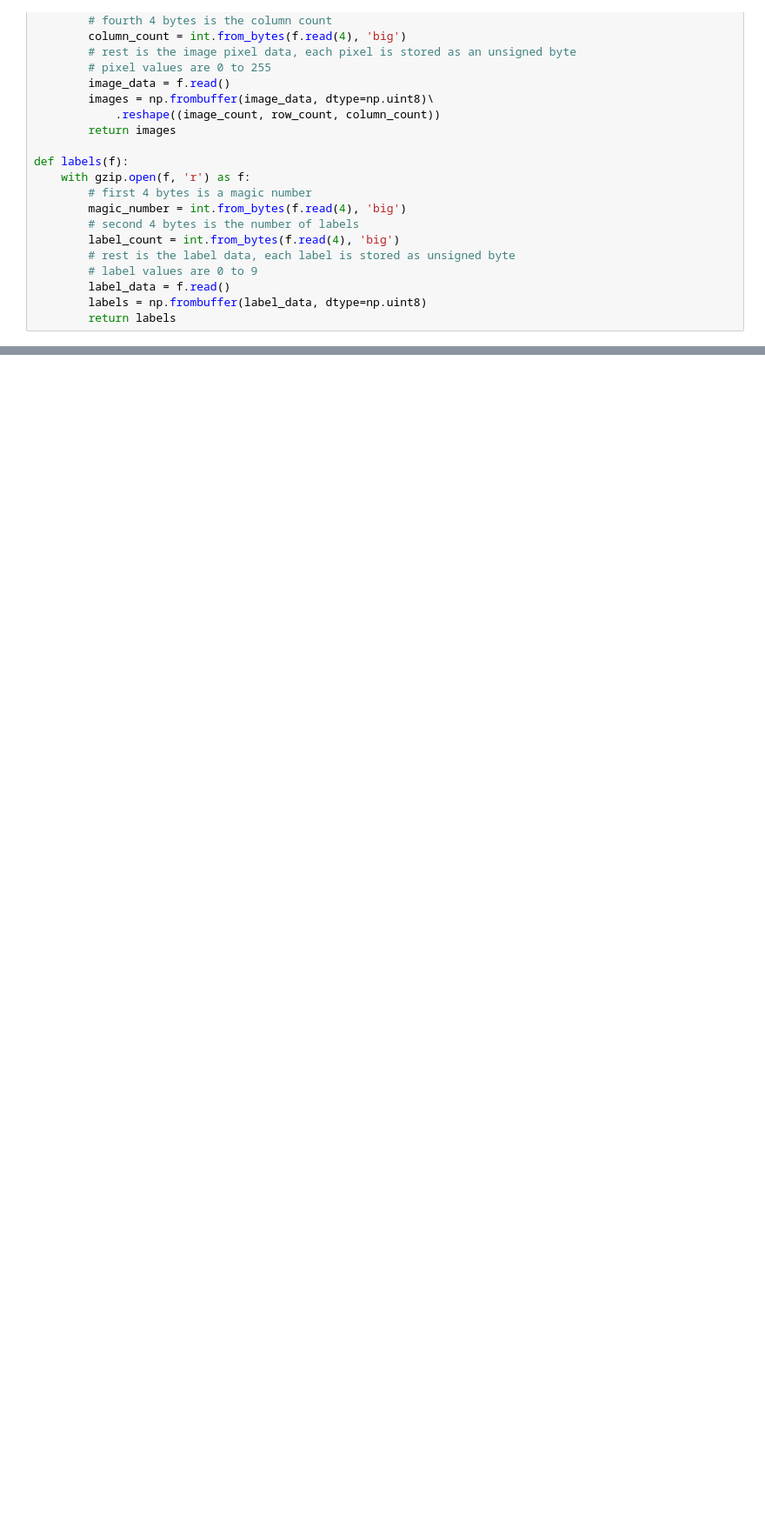
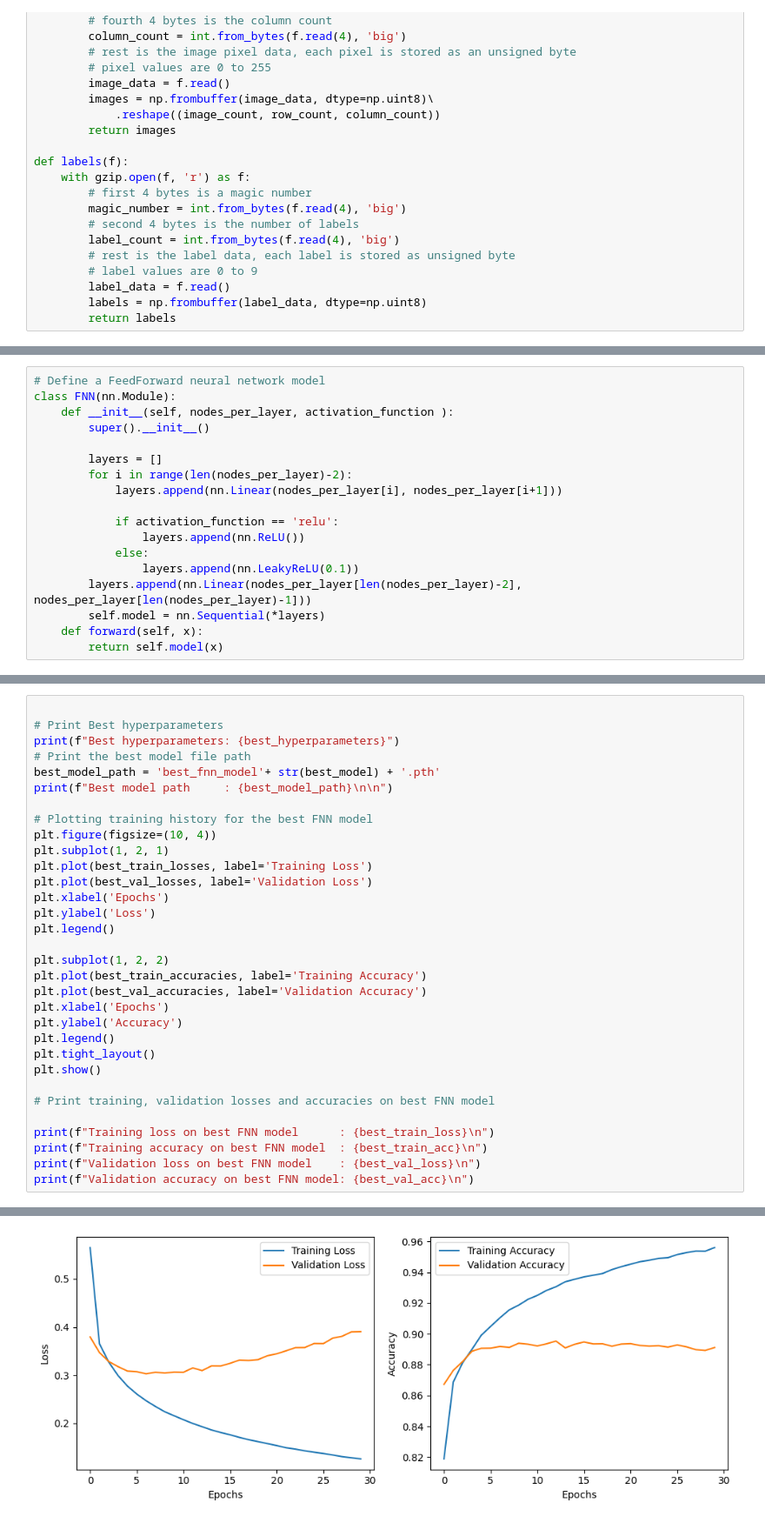
Before and after one commit to geeteshCh/FashionMNIST_Classification, a Jupyter notebook: ECEN_758_Project (1).ipynb, the cells around one changed output, grey strips where cells are left out. Shown at 87% size. Saved outputs shown, nothing was run; the diff lists cells and outputs as text; blank space fills up the shorter version.

```diff
--- a/ECEN_758_Project (1).ipynb
+++ b/ECEN_758_Project (1).ipynb
@@ -259,0 +204,18 @@ Confusion Matrix for best Model on testing dataset:
+# %%
+# Define a FeedForward neural network model
+class FNN(nn.Module):
+    def __init__(self, nodes_per_layer, activation_function ):
+        super().__init__()
+
+        layers = []
+        for i in range(len(nodes_per_layer)-2):
+            layers.append(nn.Linear(nodes_per_layer[i], nodes_per_layer[i+1]))
+
+            if activation_function == 'relu':
+                layers.append(nn.ReLU())
+            else:
+                layers.append(nn.LeakyReLU(0.1))
+        layers.append(nn.Linear(nodes_per_layer[len(nodes_per_layer)-2], nodes_per_layer[len(nodes_per_layer)-1]))
+        self.model = nn.Sequential(*layers)
+    def forward(self, x):
+        return self.model(x)
@@ -259,0 +353,33 @@ Confusion Matrix for best Model on testing dataset:
+# %%
+
+# Print Best hyperparameters
+print(f"Best hyperparameters: {best_hyperparameters}")
+# Print the best model file path
+best_model_path = 'best_fnn_model'+ str(best_model) + '.pth'
+print(f"Best model path     : {best_model_path}\n\n")
+
+# Plotting training history for the best FNN model
+plt.figure(figsize=(10, 4))
+plt.subplot(1, 2, 1)
+plt.plot(best_train_losses, label='Training Loss')
+plt.plot(best_val_losses, label='Validation Loss')
+plt.xlabel('Epochs')
+plt.ylabel('Loss')
+plt.legend()
+
+plt.subplot(1, 2, 2)
+plt.plot(best_train_accuracies, label='Training Accuracy')
+plt.plot(best_val_accuracies, label='Validation Accuracy')
+plt.xlabel('Epochs')
+plt.ylabel('Accuracy')
+plt.legend()
+plt.tight_layout()
+plt.show()
+
+# Print training, validation losses and accuracies on best FNN model
+
+print(f"Training loss on best FNN model      : {best_train_loss}\n")
+print(f"Training accuracy on best FNN model  : {best_train_acc}\n")
+print(f"Validation loss on best FNN model    : {best_val_loss}\n")
+print(f"Validation accuracy on best FNN model: {best_val_acc}\n")
+# %% [output]
@@ -259,0 +388 @@ Confusion Matrix for best Model on testing dataset:
+[figure, added]
```
Also changed, not shown: parts of 29 cells of this notebook.
